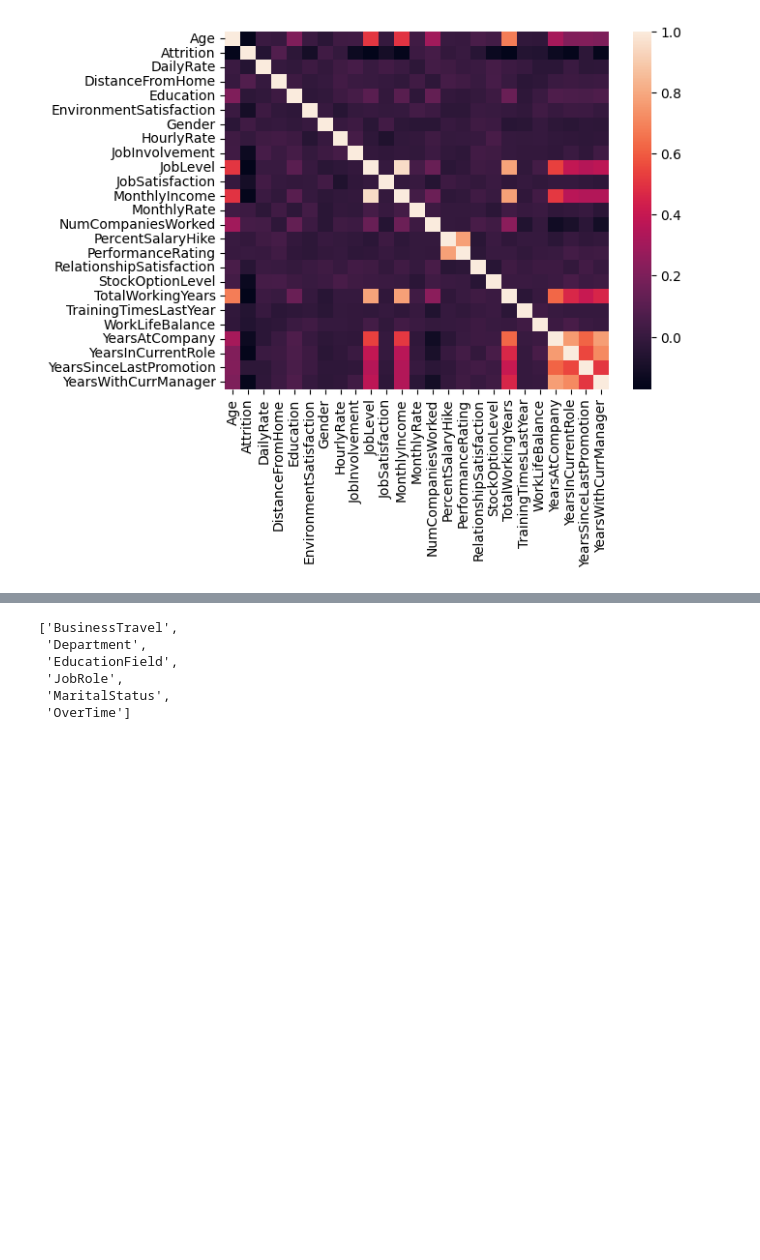
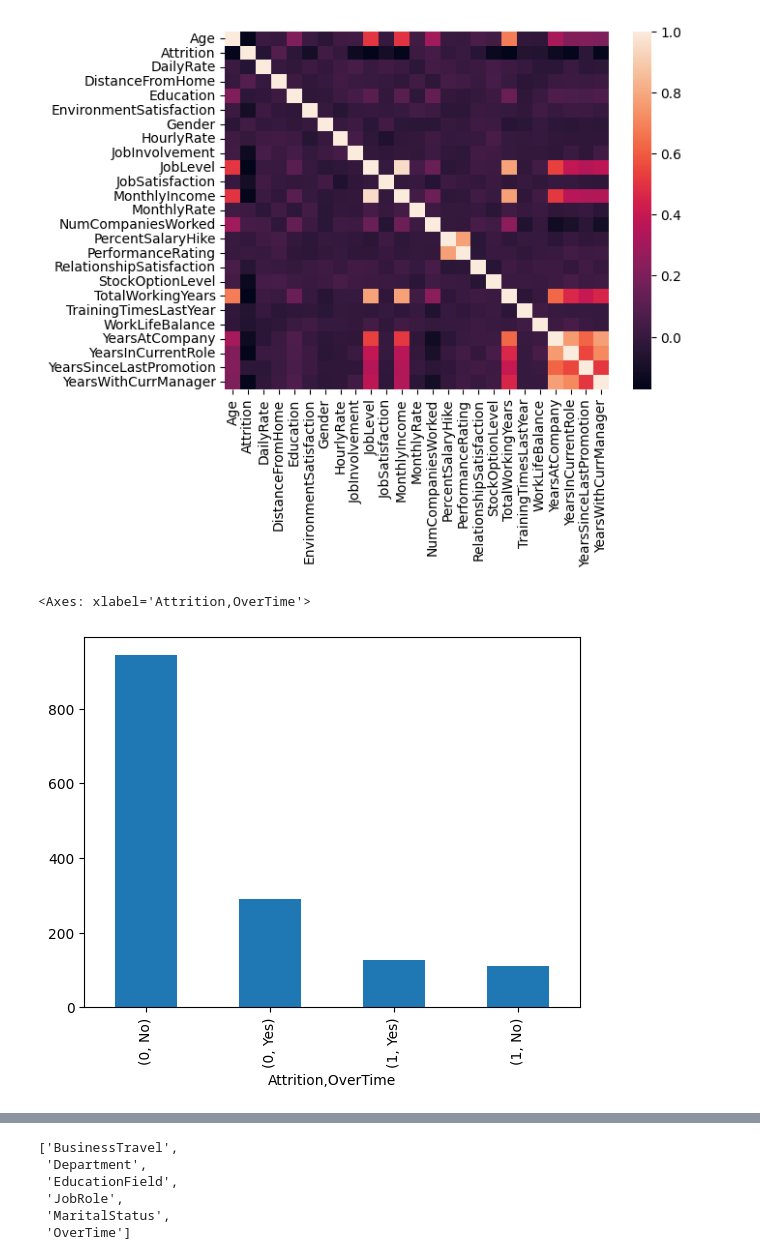
Before and after one commit to remiljw/Capstone-Employee-Churn, a Jupyter notebook: EDA/CAPSTONE.ipynb, the cells around one changed output, grey strips where cells are left out. Cells and saved outputs as stored; diff of their text form; code cells hidden in the pictures; blank space fills up the shorter version.

```diff
--- a/EDA/CAPSTONE.ipynb
+++ b/EDA/CAPSTONE.ipynb
@@ -247,3 +248,9 @@ sns.heatmap(df[(df.dtypes[df.dtypes == 'int64']).keys().to_numpy()].corr())
 # %% [output]
 <Axes: >
 [figure]
+# %%
+#sns.boxplot(x='Attrition', y='OverTime', data=df)
+df.groupby('Attrition')['OverTime'].value_counts().plot(kind='bar')
+# %% [output]
+<Axes: xlabel='Attrition,OverTime'>
+[figure, added]
```
Also changed, not shown: parts of 42 cells of this notebook.
